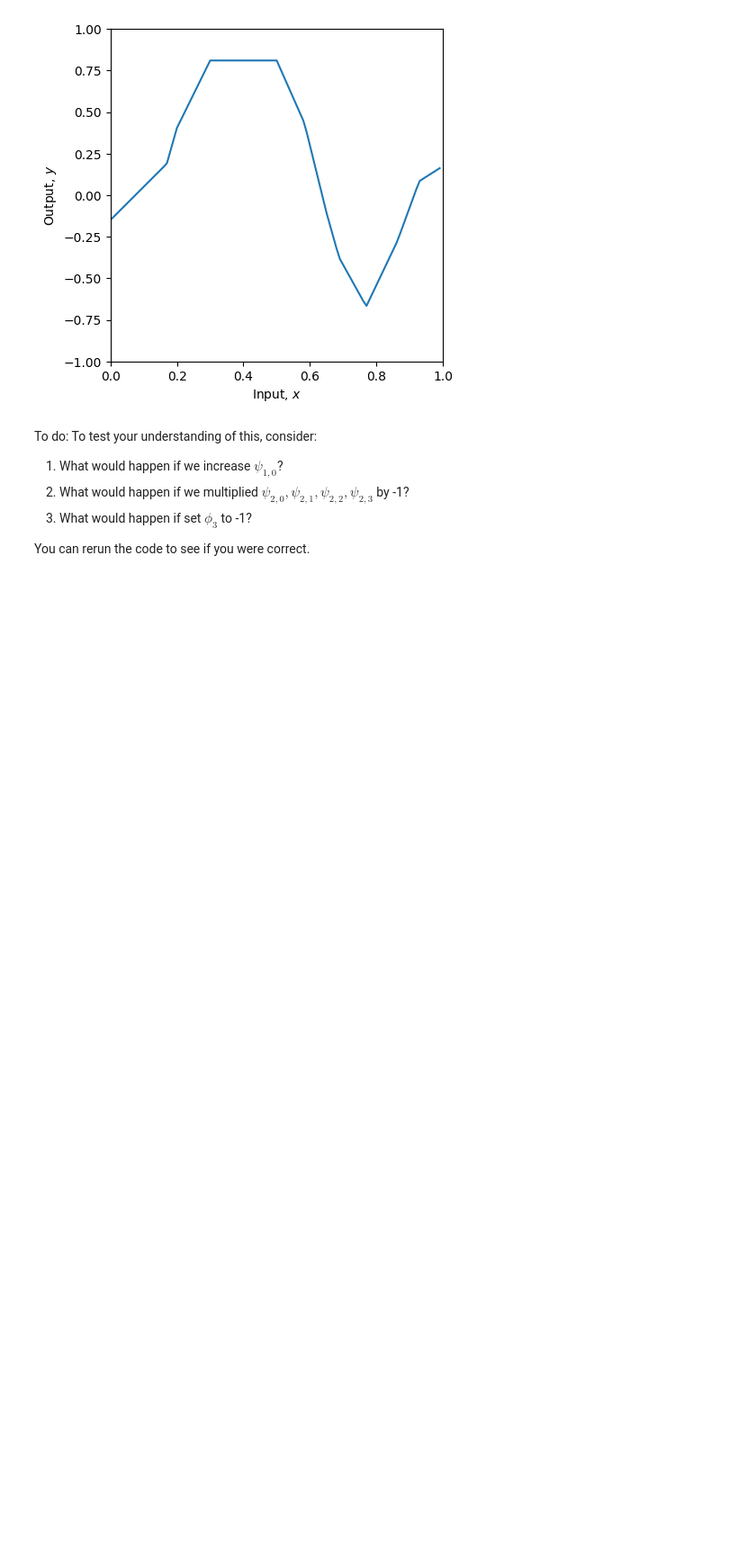
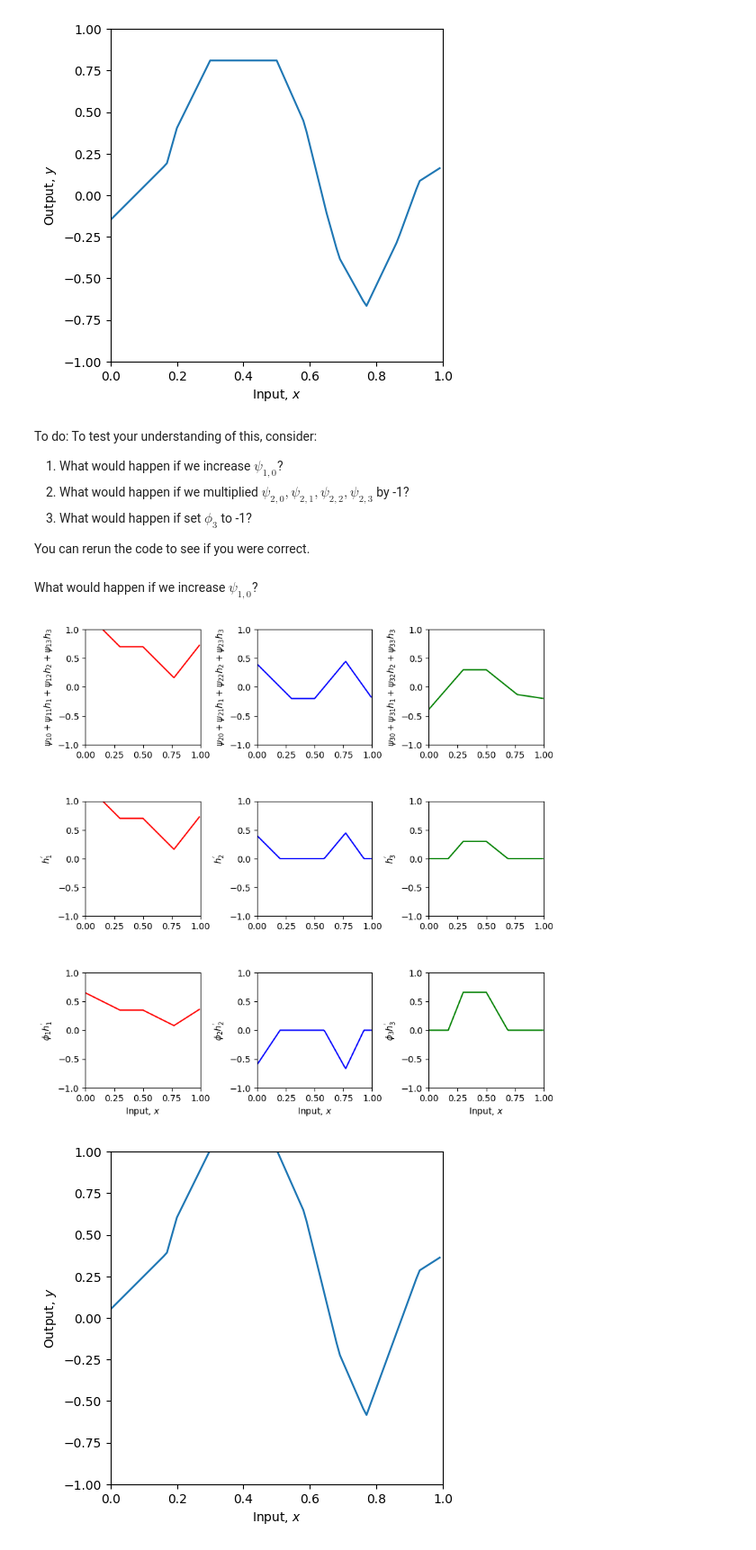
Before and after one commit to diana-07/Deep-Learning-labs, a Jupyter notebook: Notebooks/Chap04/4_2_Clipping_functions.ipynb, the cells around one changed output. Shown at 90% size. Saved outputs shown, nothing was run; the diff lists cells and outputs as text; code cells hidden in the pictures; blank space fills up the shorter version.

```diff
--- a/Notebooks/Chap04/4_2_Clipping_functions.ipynb
+++ b/Notebooks/Chap04/4_2_Clipping_functions.ipynb
@@ -125,3 +125,20 @@ To do:  To test your understanding of this, consider:
 3.  What would happen if set $\phi_{3}$ to -1?
 
 You can rerun the code to see if you were correct.
+# %% [markdown]
+What would happen if we increase $\psi_{1,0}$?
+# %%
+psi[1,0] = 0.7 #existe uma translação vertical
+
+# Define a range of input values
+x = np.arange(0,1,0.01)
+
+# Run the neural network
+y, layer2_pre_1, layer2_pre_2, layer2_pre_3, h1_prime, h2_prime, h3_prime, phi1_h1_prime, phi2_h2_prime, phi3_h3_prime \
+    = shallow_1_1_3_3(x, ReLU, phi, psi, theta)
+
+# And then plot it
+plot_neural_two_layers(x, y, layer2_pre_1, layer2_pre_2, layer2_pre_3, h1_prime, h2_prime, h3_prime, phi1_h1_prime, phi2_h2_prime, phi3_h3_prime)
+# %% [output]
+[figure, added]
+[figure, added]
```
Also changed, not shown: parts of 4 cells of this notebook.
